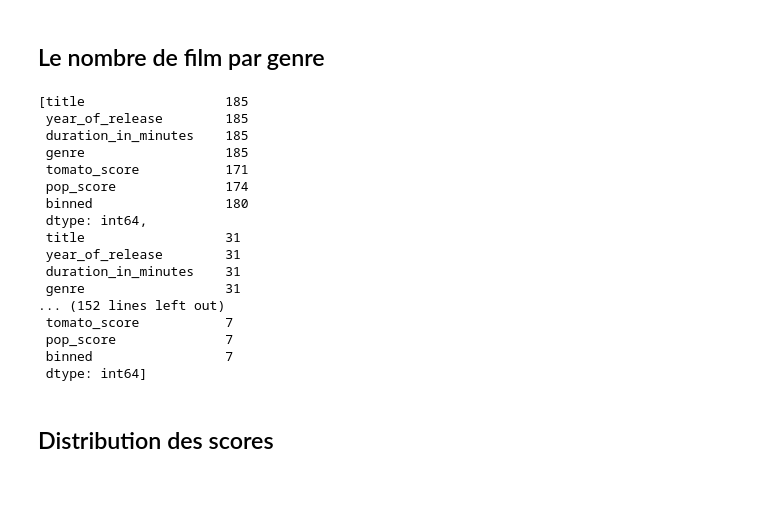
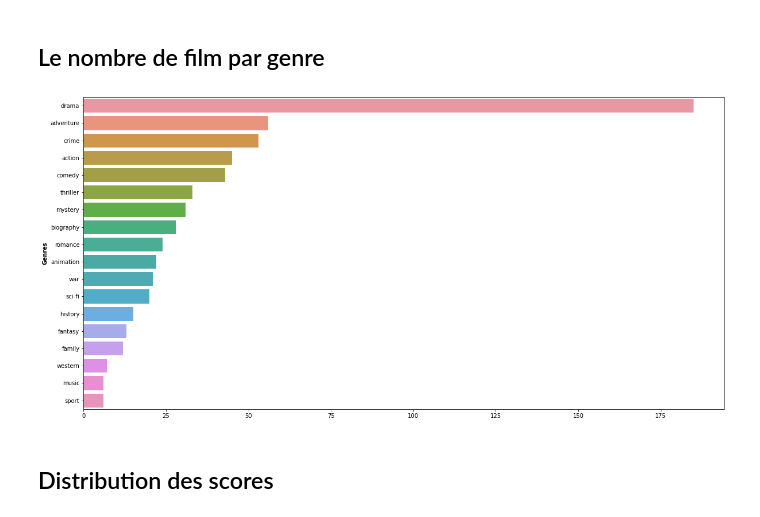
Before and after one commit to Melodyellinn/Projet_scraping, a Jupyter notebook: Scraping/notebook_visualisation_python.ipynb, the cells around one changed output. Saved outputs shown, nothing was run; the diff lists cells and outputs as text; code cells hidden in the pictures; blank space fills up the shorter version.

```diff
--- a/Scraping/notebook_visualisation_python.ipynb
+++ b/Scraping/notebook_visualisation_python.ipynb
@@ -49,23 +49,23 @@ for i in ['Drama', 'Mystery', 'Romance', 'Action', 'Adventure', 'Sci-Fi', 'Biogr
-# %%
-count
-# %% [output]
-[title                  185
- year_of_release        185
- duration_in_minutes    185
- genre                  185
- tomato_score           171
- pop_score              174
- binned                 180
- dtype: int64,
- title                  31
- year_of_release        31
- duration_in_minutes    31
- genre                  31
-... (152 lines left out)
- tomato_score           7
- pop_score              7
- binned                 7
- dtype: int64]
+# %%
+#code Zohra
+
+from collections import Counter
+genre = []
+for x in df['genre']:
+    for y in x.split(','):
+        genre.append(y.strip().lower())
+
+count = Counter(genre)
+count = count.most_common()[:18]
+
+x,y = map(list,zip(*count)) #?
+
+fig,axs = plt.subplots(figsize=(20,10))
+g = sns.barplot(y,x)
+g.set_ylabel("Genres", weight = "bold")
+plt.show()
+# %% [output]
+[figure, added]
 # %% [markdown]
 ## Distribution des scores
 # %%
```
Also changed, not shown: parts of 1 cell of this notebook.
